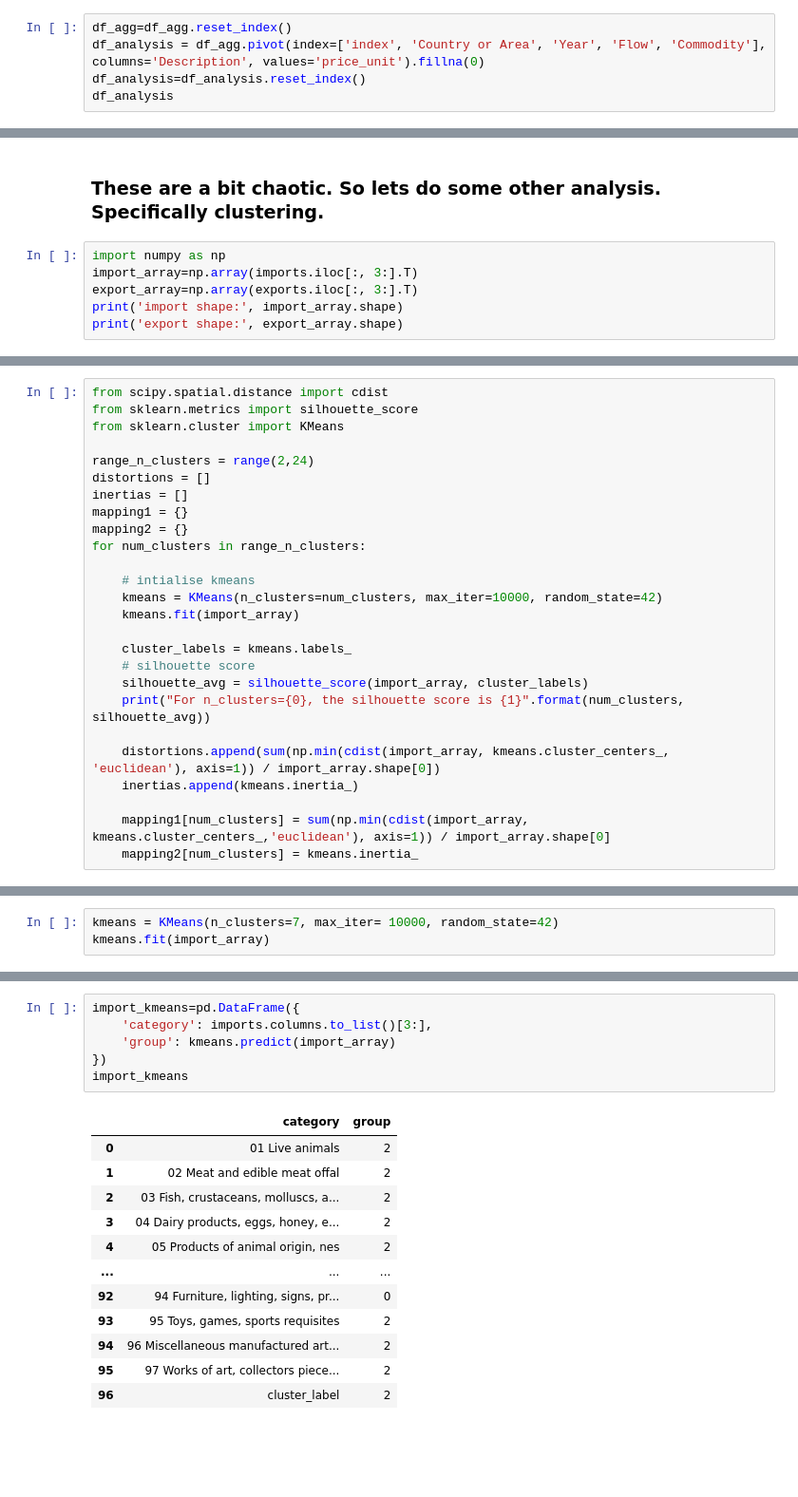
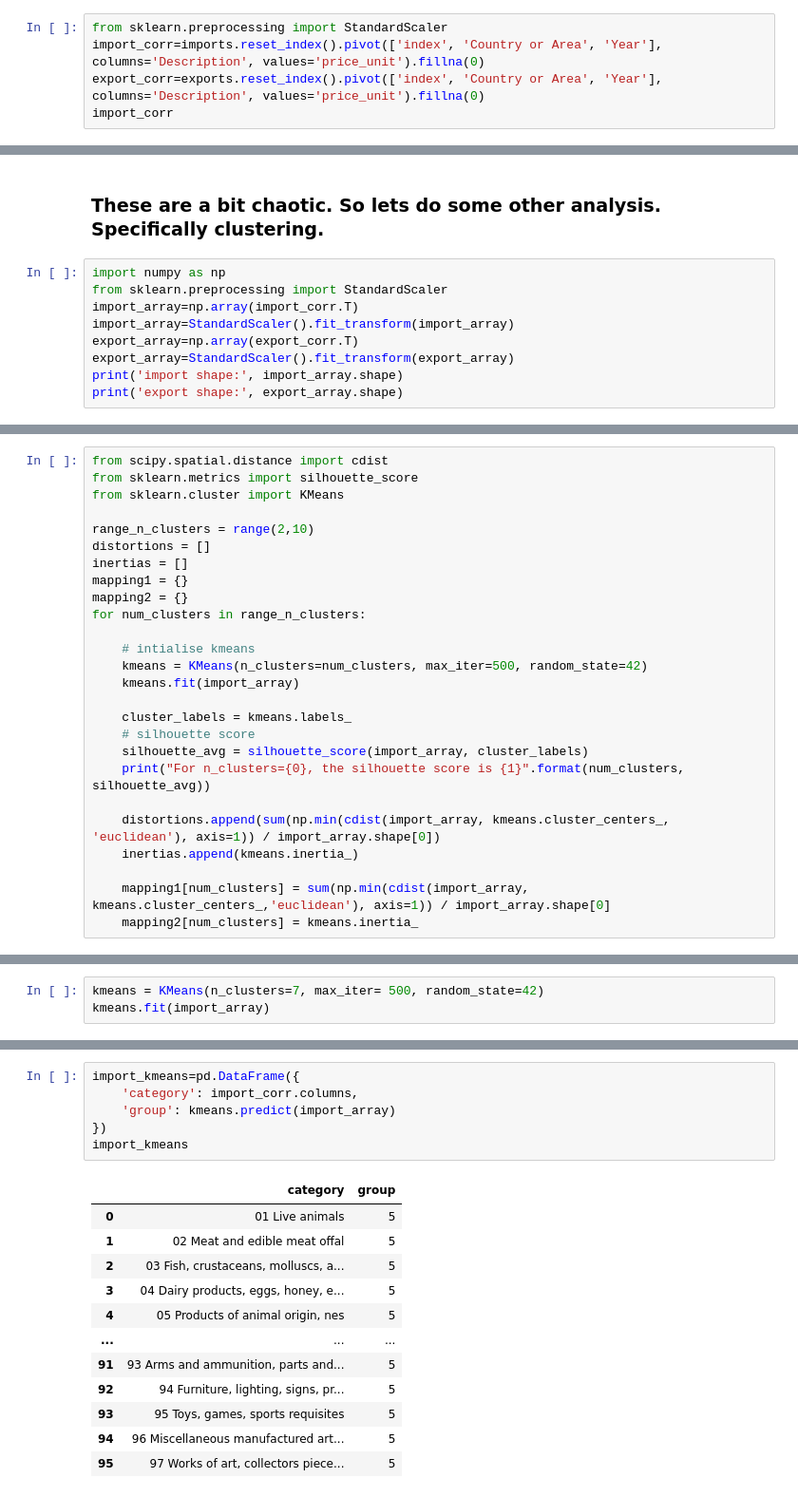
Before and after one commit to MichaelRocchio/MSDS_430, a Jupyter notebook: EDA_Project.ipynb, the cells around one changed output, grey strips where cells are left out. Shown at 95% size. Cells and saved outputs as stored; diff of their text form; blank space fills up the shorter version.

```diff
--- a/EDA_Project.ipynb
+++ b/EDA_Project.ipynb
@@ -588,6 +612,6 @@ df_agg
 # %%
-df_agg=df_agg.reset_index()
-df_analysis = df_agg.pivot(index=['index', 'Country or Area', 'Year', 'Flow', 'Commodity'], columns='Description', values='price_unit').fillna(0)
-df_analysis=df_analysis.reset_index()
-df_analysis
+from sklearn.preprocessing import StandardScaler
+import_corr=imports.reset_index().pivot(['index', 'Country or Area', 'Year'], columns='Description', values='price_unit').fillna(0)
+export_corr=exports.reset_index().pivot(['index', 'Country or Area', 'Year'], columns='Description', values='price_unit').fillna(0)
+import_corr
 # %% [output]
@@ -751,8 +702,11 @@ dtype: float64
 ### These are a bit chaotic. So lets do some other analysis. Specifically clustering.
 # %%
 import numpy as np
-import_array=np.array(imports.iloc[:, 3:].T)
-export_array=np.array(exports.iloc[:, 3:].T)
+from sklearn.preprocessing import StandardScaler
+import_array=np.array(import_corr.T)
+import_array=StandardScaler().fit_transform(import_array)
+export_array=np.array(export_corr.T)
+export_array=StandardScaler().fit_transform(export_array)
 print('import shape:', import_array.shape)
 print('export shape:', export_array.shape)
 # %% [output]
@@ -763,7 +717,7 @@ from scipy.spatial.distance import cdist
 from sklearn.metrics import silhouette_score
 from sklearn.cluster import KMeans
 
-range_n_clusters = range(2,24)
+range_n_clusters = range(2,10)
 distortions = []
 inertias = []
 mapping1 = {}
@@ -771,7 +725,7 @@ mapping2 = {}
 for num_clusters in range_n_clusters:
 
     # intialise kmeans
-    kmeans = KMeans(n_clusters=num_clusters, max_iter=10000, random_state=42)
+    kmeans = KMeans(n_clusters=num_clusters, max_iter=500, random_state=42)
     kmeans.fit(import_array)
 
     cluster_labels = kmeans.labels_
@@ -813,4 +759,4 @@ plt.show()
 # %%
-kmeans = KMeans(n_clusters=7, max_iter= 10000, random_state=42)
+kmeans = KMeans(n_clusters=7, max_iter= 500, random_state=42)
 kmeans.fit(import_array)
 # %% [output]
@@ -818,19 +766,19 @@ KMeans(max_iter=10000, n_clusters=7, random_state=42)
 # %%
 import_kmeans=pd.DataFrame({
-    'category': imports.columns.to_list()[3:],
+    'category': import_corr.columns,
     'group': kmeans.predict(import_array)
 })
 import_kmeans
 # %% [output]
 |  | category | group |
-| 0 | 01 Live animals | 2 |
-| 1 | 02 Meat and edible meat offal | 2 |
-| 2 | 03 Fish, crustaceans, molluscs, a... | 2 |
-| 3 | 04 Dairy products, eggs, honey, e... | 2 |
-| 4 | 05 Products of animal origin, nes | 2 |
+| 0 | 01 Live animals | 5 |
+| 1 | 02 Meat and edible meat offal | 5 |
+| 2 | 03 Fish, crustaceans, molluscs, a... | 5 |
+| 3 | 04 Dairy products, eggs, honey, e... | 5 |
+| 4 | 05 Products of animal origin, nes | 5 |
 | ... | ... | ... |
-| 92 | 94 Furniture, lighting, signs, pr... | 0 |
-| 93 | 95 Toys, games, sports requisites | 2 |
-| 94 | 96 Miscellaneous manufactured art... | 2 |
-| 95 | 97 Works of art, collectors piece... | 2 |
-| 96 | cluster_label | 2 |
+| 91 | 93 Arms and ammunition, parts and... | 5 |
+| 92 | 94 Furniture, lighting, signs, pr... | 5 |
+| 93 | 95 Toys, games, sports requisites | 5 |
+| 94 | 96 Miscellaneous manufactured art... | 5 |
+| 95 | 97 Works of art, collectors piece... | 5 |
```
Also changed, not shown: parts of 33 cells of this notebook.
